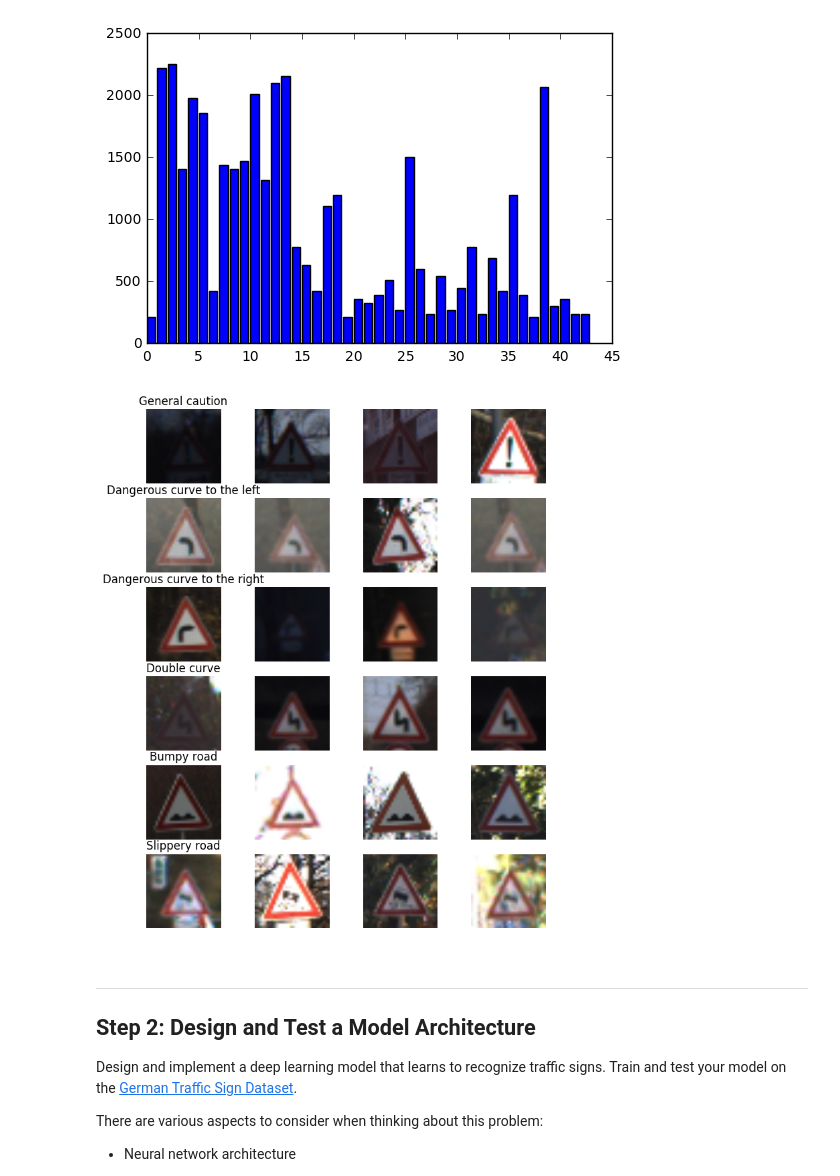
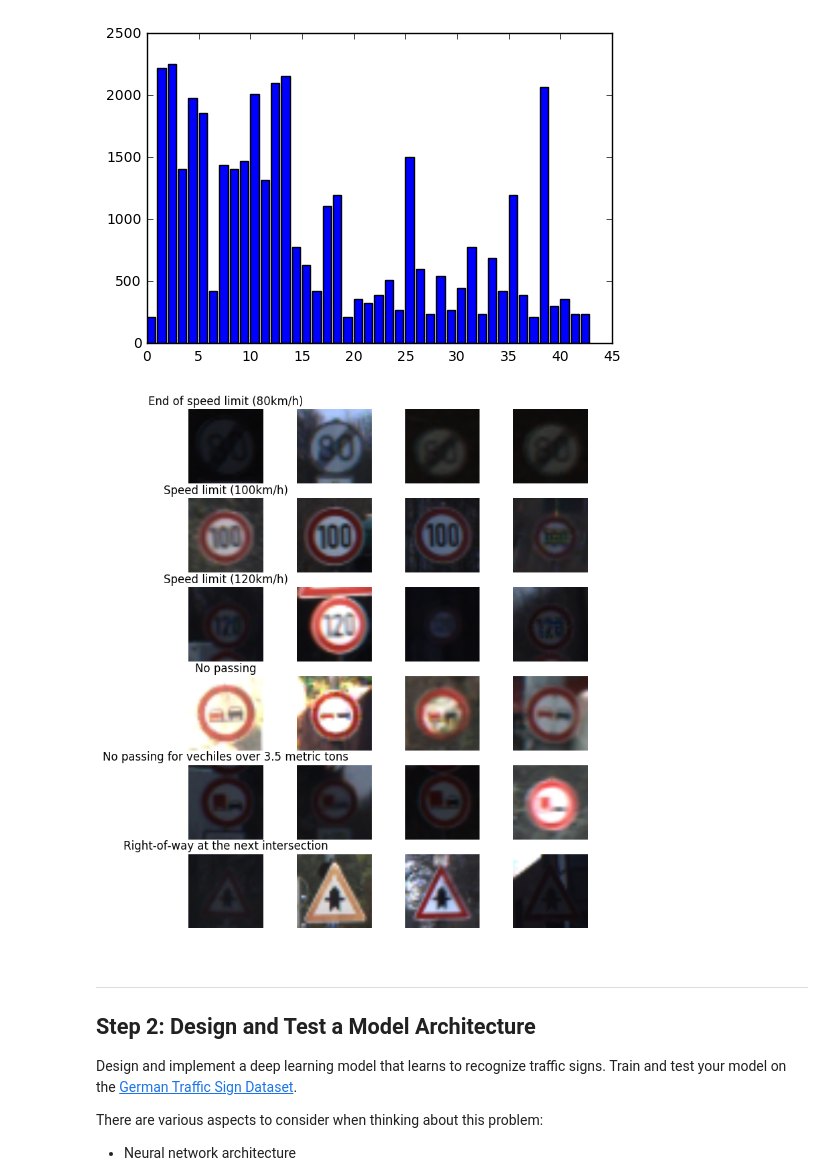
Before and after one commit to subodh-malgonde/traffic-signs-classification, a Jupyter notebook: Traffic_Signs_Recognition.ipynb, the cells around one changed output. Cells and saved outputs as stored; diff of their text form; code cells hidden in the pictures.

```diff
--- a/Traffic_Signs_Recognition.ipynb
+++ b/Traffic_Signs_Recognition.ipynb
@@ -108,35 +108,35 @@ labels = ['Speed limit (20km/h)', 'Speed limit (30km/h)', 'Speed limit (50km/h)'
 
 num_classes = len(labels)
 
 # Visualize 3 Samples per class for 6 classes at a time
 samples_per_class = 4
 classes_per_visualization = 6
 
 # Change this parameter to decide which classes to visualize. Should be <= 7
-class_id_offset = 3
+class_id_offset = 1
 
 ids = range(num_classes)
 
 start = class_id_offset*classes_per_visualization
 end = min(start + classes_per_visualization, num_classes)
 
 label_slice = labels[start:end]
 ids_slice = ids[start:end]
 
 for j, class_id in enumerate(ids_slice):
     title = label_slice[j]
 
     idxs = np.flatnonzero(y_train == class_id)
     idxs = np.random.choice(idxs, samples_per_class, replace=False)
     for i, idx in enumerate(idxs):
         plt_idx = j*samples_per_class + i + 1
         plt.subplot(classes_per_visualization, samples_per_class, plt_idx)
         plt.imshow(X_train[idx].astype('uint8'))
         plt.axis('off')
         if i == 0:
             plt.title(title)
 # %% [output]
-[figure, old version]
+[figure, new version]
 # %% [markdown]
 ----
 
```
Also changed, not shown: parts of 14 cells of this notebook, 3 other files.
